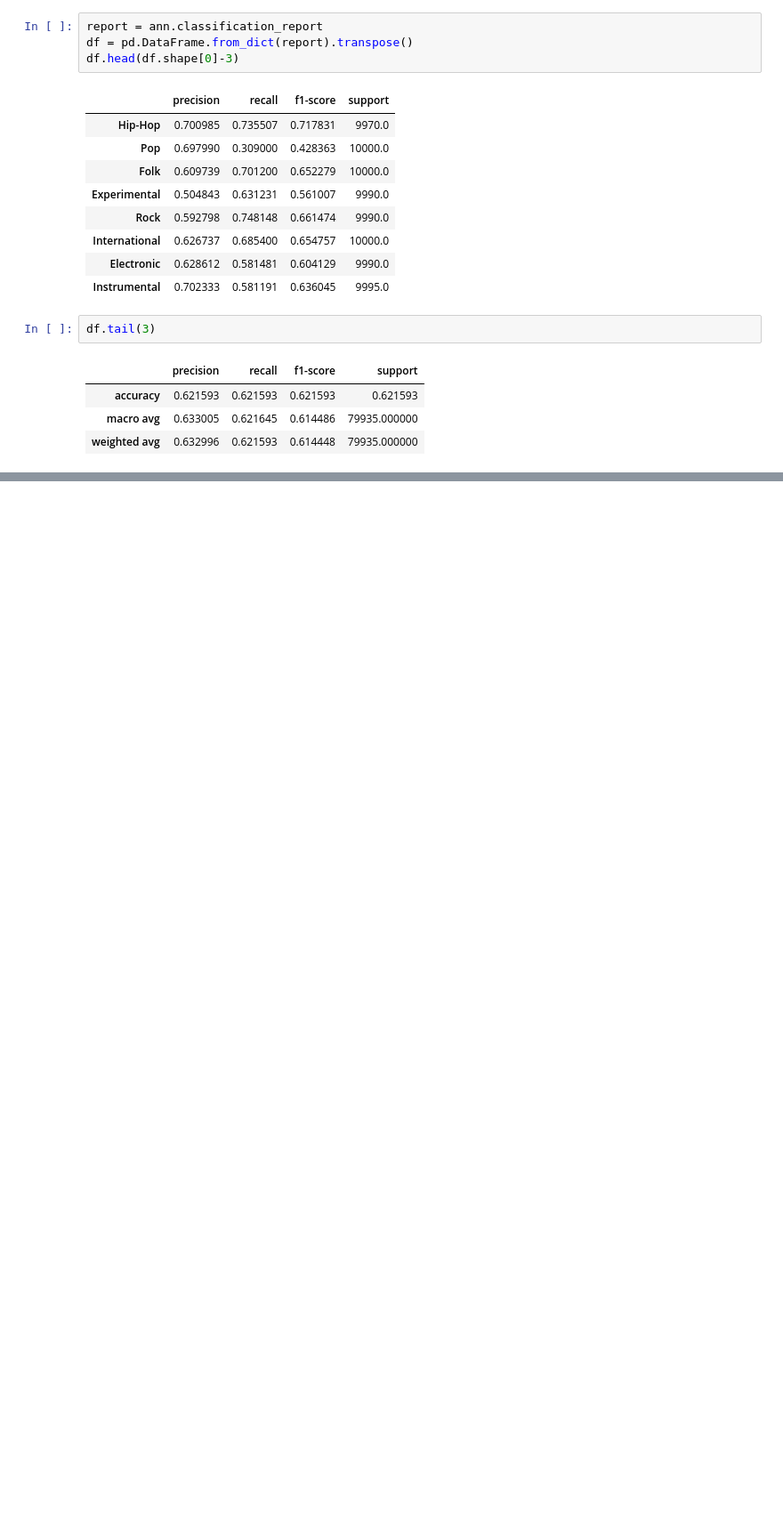
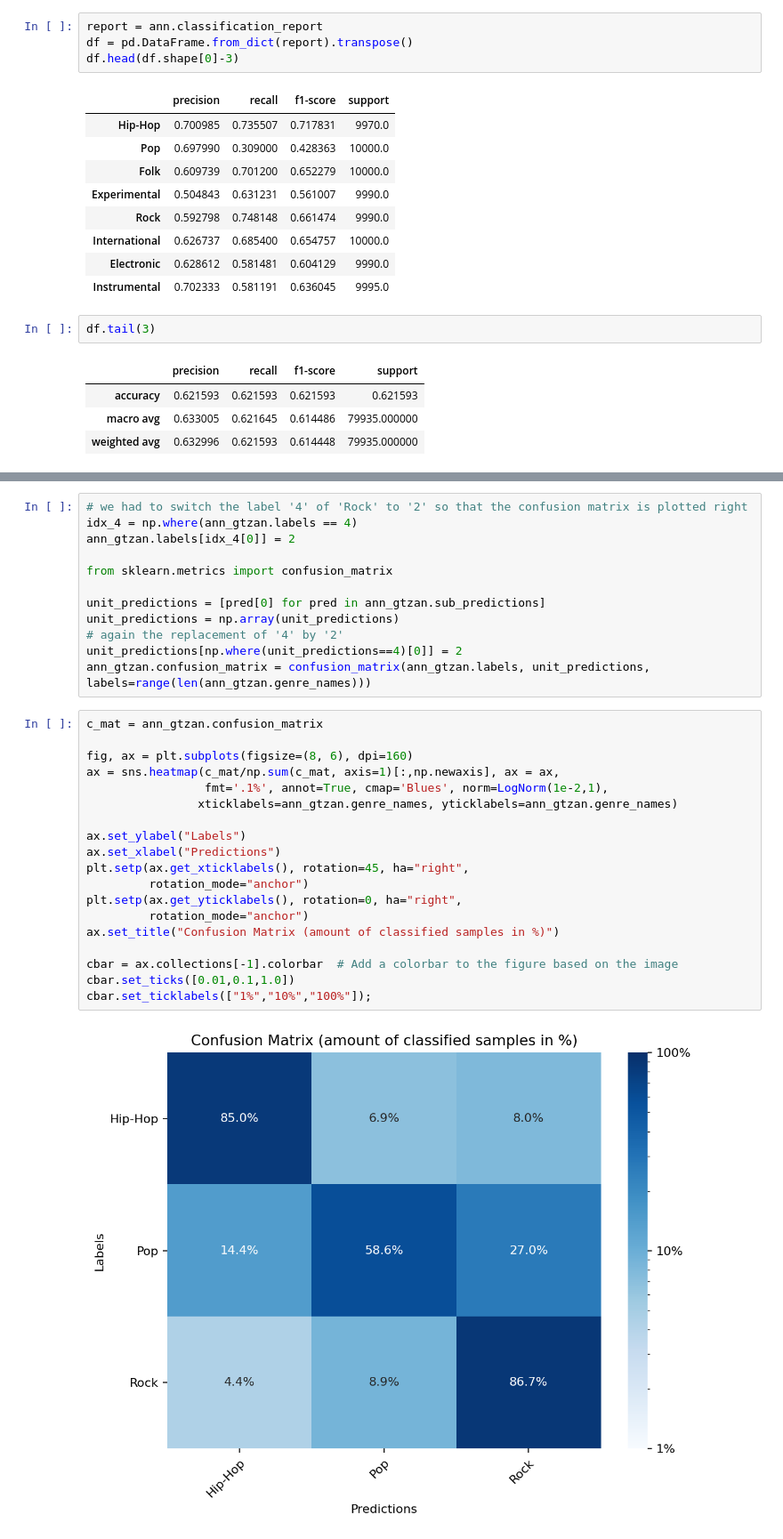
Before and after one commit to Joel103/genre_classification, a Jupyter notebook: ANN_Inference.ipynb, the cells around one changed output, grey strips where cells are left out. Shown at 89% size. Saved outputs shown, nothing was run; the diff lists cells and outputs as text; blank space fills up the shorter version.

```diff
--- a/ANN_Inference.ipynb
+++ b/ANN_Inference.ipynb
@@ -72,0 +122,33 @@ df.tail(3)
+# %%
+# we had to switch the label '4' of 'Rock' to '2' so that the confusion matrix is plotted right
+idx_4 = np.where(ann_gtzan.labels == 4)
+ann_gtzan.labels[idx_4[0]] = 2
+
+from sklearn.metrics import confusion_matrix
+
+unit_predictions = [pred[0] for pred in ann_gtzan.sub_predictions]
+unit_predictions = np.array(unit_predictions)
+# again the replacement of '4' by '2'
+unit_predictions[np.where(unit_predictions==4)[0]] = 2
+ann_gtzan.confusion_matrix = confusion_matrix(ann_gtzan.labels, unit_predictions, labels=range(len(ann_gtzan.genre_names)))
+# %%
+c_mat = ann_gtzan.confusion_matrix
+
+fig, ax = plt.subplots(figsize=(8, 6), dpi=160)
+ax = sns.heatmap(c_mat/np.sum(c_mat, axis=1)[:,np.newaxis], ax = ax,
+                 fmt='.1%', annot=True, cmap='Blues', norm=LogNorm(1e-2,1),
+                xticklabels=ann_gtzan.genre_names, yticklabels=ann_gtzan.genre_names)
+
+ax.set_ylabel("Labels")
+ax.set_xlabel("Predictions")
+plt.setp(ax.get_xticklabels(), rotation=45, ha="right",
+         rotation_mode="anchor")
+plt.setp(ax.get_yticklabels(), rotation=0, ha="right",
+         rotation_mode="anchor")
+ax.set_title("Confusion Matrix (amount of classified samples in %)")
+
+cbar = ax.collections[-1].colorbar  # Add a colorbar to the figure based on the image
+cbar.set_ticks([0.01,0.1,1.0])
+cbar.set_ticklabels(["1%","10%","100%"]);
+# %% [output]
+[figure, added]
```
Also changed, not shown: parts of 16 cells of this notebook, 1 other file.
